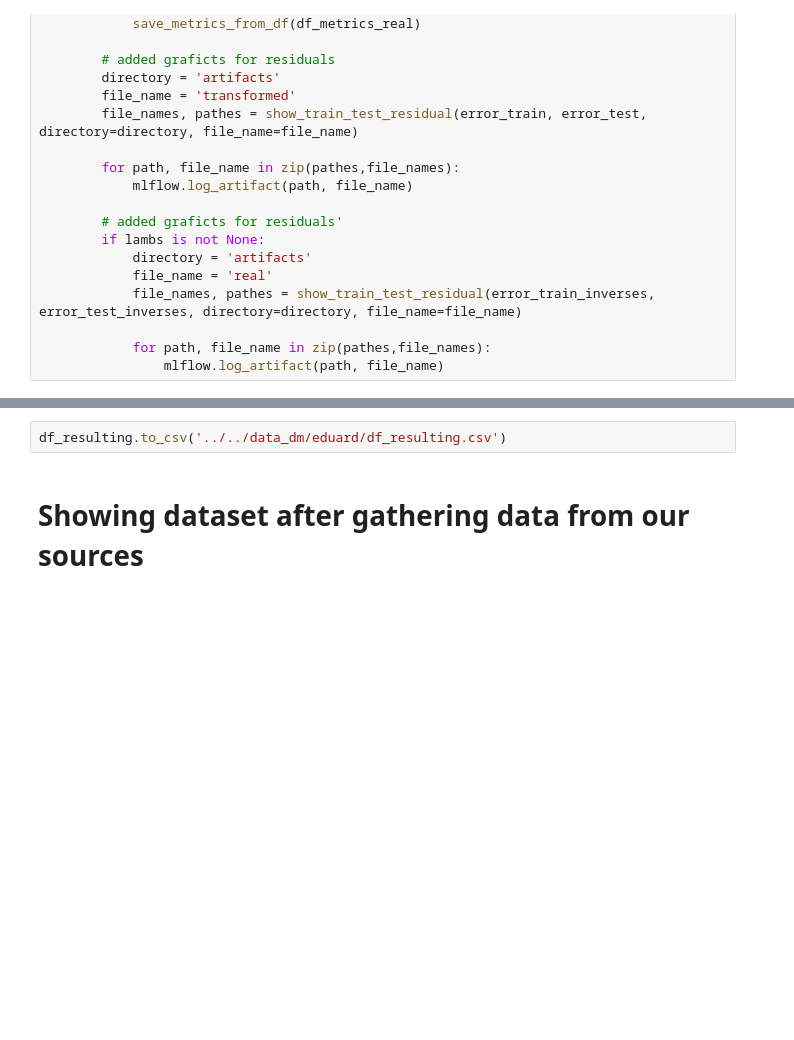
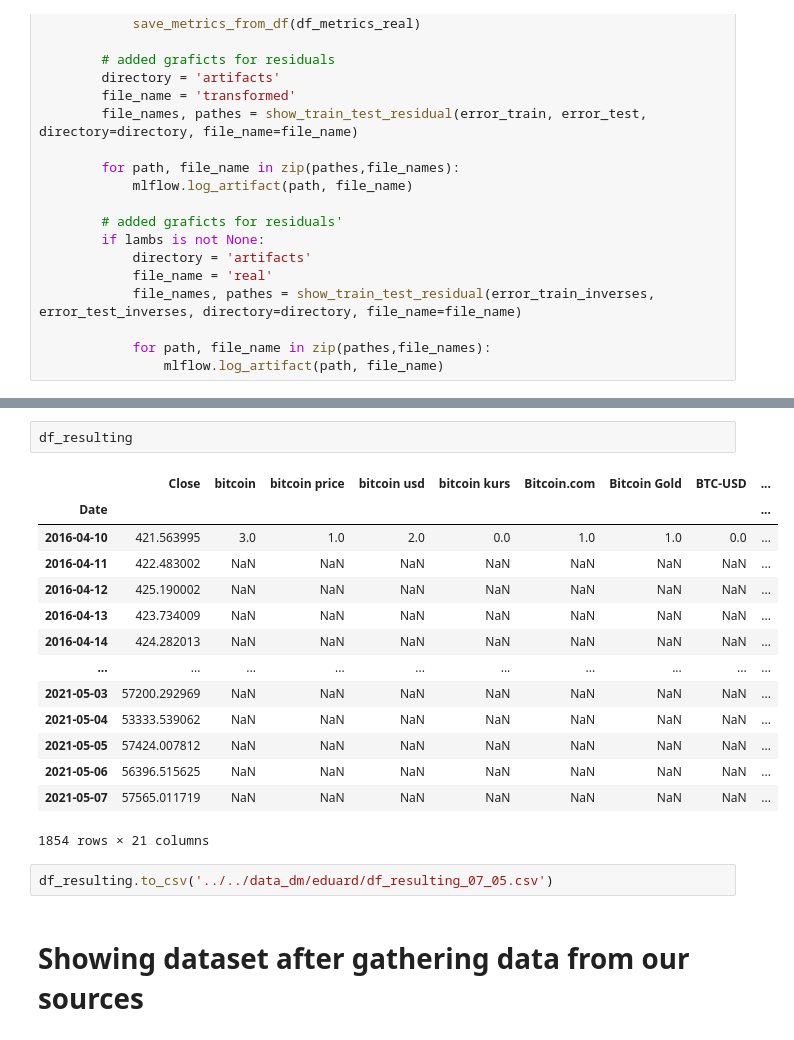
Before and after one commit to bateikoEd/dipl_program, a Jupyter notebook: eduard/data_gathering_preparation.ipynb, the cells around one changed output, grey strips where cells are left out. Drawn from its saved outputs; the diff is of its cells as text; blank space fills up the shorter version.

```diff
--- a/eduard/data_gathering_preparation.ipynb
+++ b/eduard/data_gathering_preparation.ipynb
@@ -258,8 +258,25 @@ df_resulting.head()
 | 2016-04-13 | 423.734009 | NaN | NaN | NaN | NaN | NaN | NaN | NaN | ... |
 | 2016-04-14 | 424.282013 | NaN | NaN | NaN | NaN | NaN | NaN | NaN | ... |
 5 rows × 21 columns
+# %%
+df_resulting
+# %% [output]
+|  | Close | bitcoin | bitcoin price | bitcoin usd | bitcoin kurs | Bitcoin.com | Bitcoin Gold | BTC-USD | ... |
+| Date |  |  |  |  |  |  |  |  | ... |
+| 2016-04-10 | 421.563995 | 3.0 | 1.0 | 2.0 | 0.0 | 1.0 | 1.0 | 0.0 | ... |
+| 2016-04-11 | 422.483002 | NaN | NaN | NaN | NaN | NaN | NaN | NaN | ... |
+| 2016-04-12 | 425.190002 | NaN | NaN | NaN | NaN | NaN | NaN | NaN | ... |
+| 2016-04-13 | 423.734009 | NaN | NaN | NaN | NaN | NaN | NaN | NaN | ... |
+| 2016-04-14 | 424.282013 | NaN | NaN | NaN | NaN | NaN | NaN | NaN | ... |
+| ... | ... | ... | ... | ... | ... | ... | ... | ... | ... |
+| 2021-05-03 | 57200.292969 | NaN | NaN | NaN | NaN | NaN | NaN | NaN | ... |
+| 2021-05-04 | 53333.539062 | NaN | NaN | NaN | NaN | NaN | NaN | NaN | ... |
+| 2021-05-05 | 57424.007812 | NaN | NaN | NaN | NaN | NaN | NaN | NaN | ... |
+| 2021-05-06 | 56396.515625 | NaN | NaN | NaN | NaN | NaN | NaN | NaN | ... |
+| 2021-05-07 | 57565.011719 | NaN | NaN | NaN | NaN | NaN | NaN | NaN | ... |
+1854 rows × 21 columns
 # %%
-df_resulting.to_csv('../../data_dm/eduard/df_resulting.csv')
+df_resulting.to_csv('../../data_dm/eduard/df_resulting_07_05.csv')
 # %% [markdown]
 # Showing dataset after gathering data from our sources
 # %%
```
Also changed, not shown: parts of 7 cells of this notebook, 1 other file.
